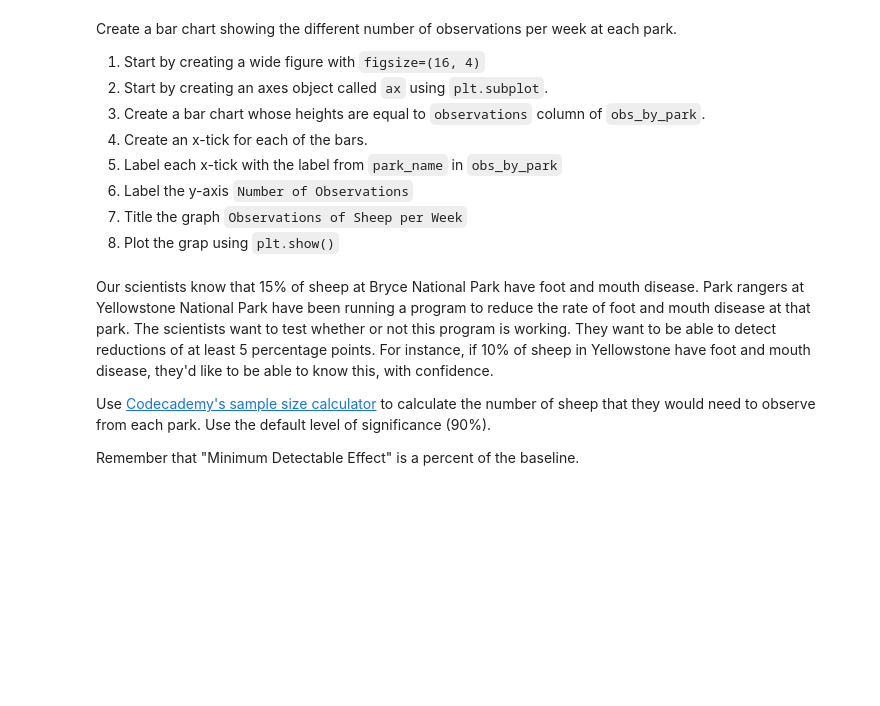
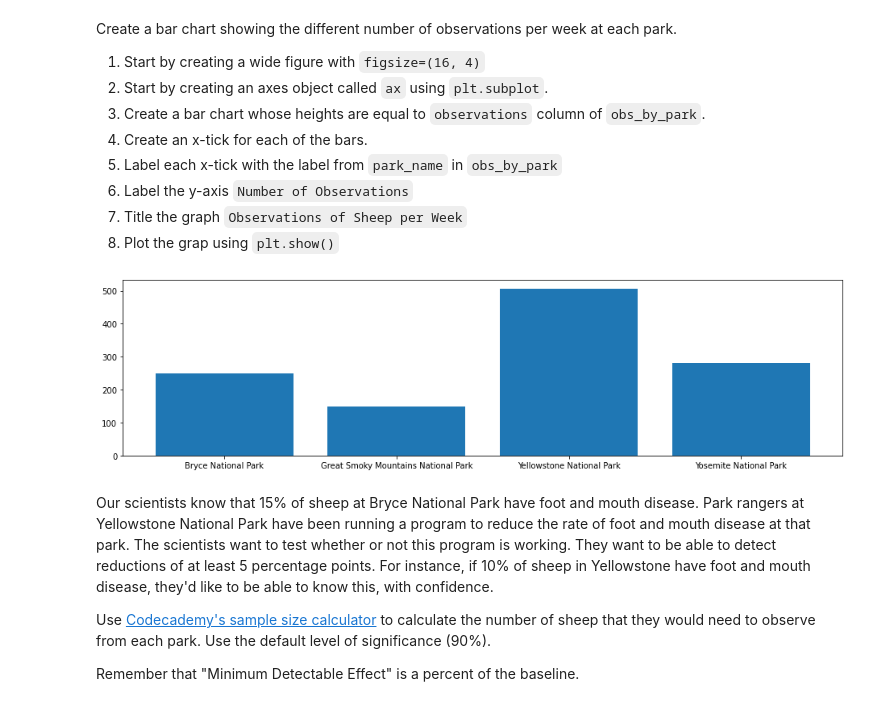
Before and after one commit to ruizalberto17/biodiversity_project, a Jupyter notebook: biodiversity.ipynb, the cells around one changed output. Cells and saved outputs as stored; diff of their text form; code cells hidden in the pictures; blank space fills up the shorter version.

Commit message:
Completed all steps to show understanding of database manipulation using pandas, ability to plot graphs using matpotlib, and analysis of data within database using libraries such as scripy.stats

```diff
--- a/biodiversity.ipynb
+++ b/biodiversity.ipynb
@@ -258,5 +271,7 @@ str2 = 'This string contains Cows'
 False
 # %% [markdown]
 Use `apply` and a `lambda` function to create a new column in `species` called `is_sheep` which is `True` if the `common_names` contains `'Sheep'`, and `False` otherwise.
+# %%
+species['is_sheep'] = species.common_names.apply(lambda x: 'Sheep' in x)
 # %% [markdown]
 Select the rows of `species` where `is_sheep` is `True` and examine the results.
@@ -263,2 +291,5 @@ Select the rows of `species` where `is_sheep` is `True` and examine the results.
 # %% [markdown]
 Many of the results are actually plants.  Select the rows of `species` where `is_sheep` is `True` and `category` is `Mammal`.  Save the results to the variable `sheep_species`.
+# %%
+sheep_species = species[(species.is_sheep) & (species.category == 'Mammal')]
+sheep_species
@@ -265,2 +301,5 @@ Many of the results are actually plants.  Select the rows of `species` where `is
 # %% [markdown]
 Now merge `sheep_species` with `observations` to get a DataFrame with observations of sheep.  Save this DataFrame as `sheep_observations`.
+# %%
+sheep_observations = observations.merge(sheep_species)
+sheep_observations
@@ -268,3 +321,6 @@ Now merge `sheep_species` with `observations` to get a DataFrame with observatio
 How many total sheep observations (across all three species) were made at each national park?  Use `groupby` to get the `sum` of `observations` for each `park_name`.  Save your answer to `obs_by_park`.
 
 This is the total number of sheep observed in each park over the past 7 days.
+# %%
+obs_by_park = sheep_observations.groupby('park_name').observations.sum().reset_index()
+obs_by_park
@@ -279,6 +341,18 @@ Create a bar chart showing the different number of observations per week at each
 5. Label the y-axis `Number of Observations`
 6. Title the graph `Observations of Sheep per Week`
 7. Plot the grap using `plt.show()`
+# %%
+plt.figure(figsize=(16,4))
+ax = plt.subplot()
+
+plt.bar(range(len(obs_by_park)), obs_by_park.observations)
+ax.set_xticks(range(len(obs_by_park)))
+ax.set_xticklabels(obs_by_park.park_name)
+plt.yaxis = 'Number of Observations'
+plt.title = 'Observations of Sheep per Week'
+plt.show()
+# %% [output]
+[figure, added]
 # %% [markdown]
 Our scientists know that 15% of sheep at Bryce National Park have foot and mouth disease.  Park rangers at Yellowstone National Park have been running a program to reduce the rate of foot and mouth disease at that park.  The scientists want to test whether or not this program is working.  They want to be able to detect reductions of at least 5 percentage points.  For instance, if 10% of sheep in Yellowstone have foot and mouth disease, they'd like to be able to know this, with confidence.
 
```
Also changed, not shown: parts of 14 cells of this notebook.
